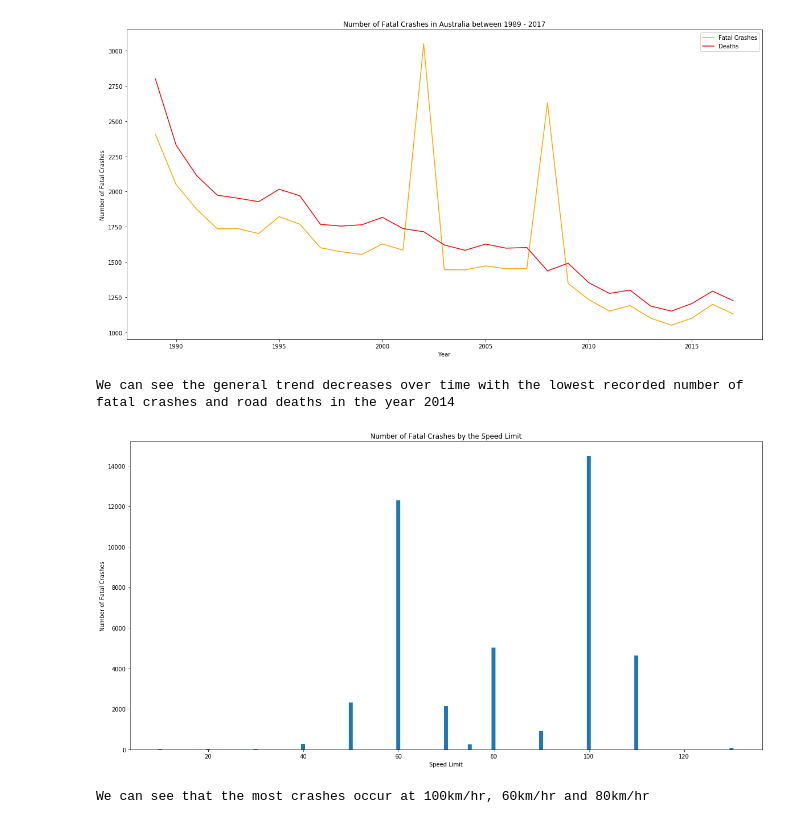
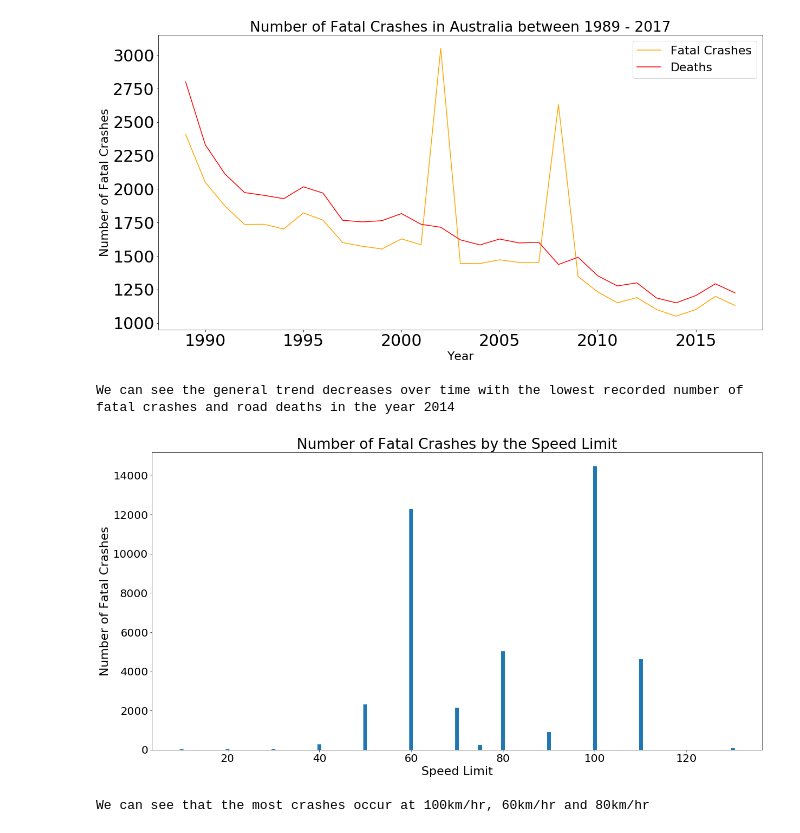
Before and after one commit to VoLKyyyOG/Australian-Road-Deaths-Database-Visualization, a Jupyter notebook: ARDD analysis.ipynb, the cells around one changed output. Drawn from its saved outputs; the diff is of its cells as text; code cells hidden in the pictures.

```diff
--- a/ARDD analysis.ipynb
+++ b/ARDD analysis.ipynb
@@ -32,21 +33,24 @@ for i in fatalities.Year:
 # %%
 # Plot between Fatal Crashes against Road Deaths
 plt.clf()
 plt.rcParams['figure.figsize'] = (20.0, 10.0)
+matplotlib.rcParams.update({'font.size': 22})
 
 plt.plot(fatal_crashes_by_year.keys(),fatal_crashes_by_year.values(), c = 'orange')
 plt.plot(fatalities_by_year.keys(), fatalities_by_year.values(), c = 'red')
 
 plt.title('Number of Fatal Crashes in Australia between 1989 - 2017')
 plt.legend(('Fatal Crashes', 'Deaths'))
 plt.ylabel('Number of Fatal Crashes')
 plt.xlabel('Year')
+matplotlib.rc('xtick', labelsize=10)
+matplotlib.rc('ytick', labelsize=10)
 
 plt.show()
 
 print('We can see the general trend decreases over time with the lowest recorded number of fatal crashes and road deaths in the year 2014')
 # %% [output]
-[figure, old version]
+[figure, new version]
 We can see the general trend decreases over time with the lowest recorded number of fatal crashes and road deaths in the year 2014
 # %%
 # Tally of valid fatal crashes according to the speed limit
@@ -62,6 +66,7 @@ for i in fatal_crashes.Speed_Limit:
 # %%
 # Plot between the number of fatal crashes against speed limits
 plt.clf()
+matplotlib.rcParams.update({'font.size': 22})
 
 plt.bar(speed_limits.keys(), speed_limits.values())
 
@@ -69,10 +74,13 @@ plt.title('Number of Fatal Crashes by the Speed Limit')
 plt.ylabel('Number of Fatal Crashes')
 plt.xlabel('Speed Limit')
 
+matplotlib.rc('xtick', labelsize=30)
+matplotlib.rc('ytick', labelsize=30)
+
 plt.show()
 print('We can see that the most crashes occur at 100km/hr, 60km/hr and 80km/hr')
 # %% [output]
-[figure, old version]
+[figure, new version]
 We can see that the most crashes occur at 100km/hr, 60km/hr and 80km/hr
 # %%
 # State Specific Crashes
```
Also changed, not shown: parts of 9 cells of this notebook.
